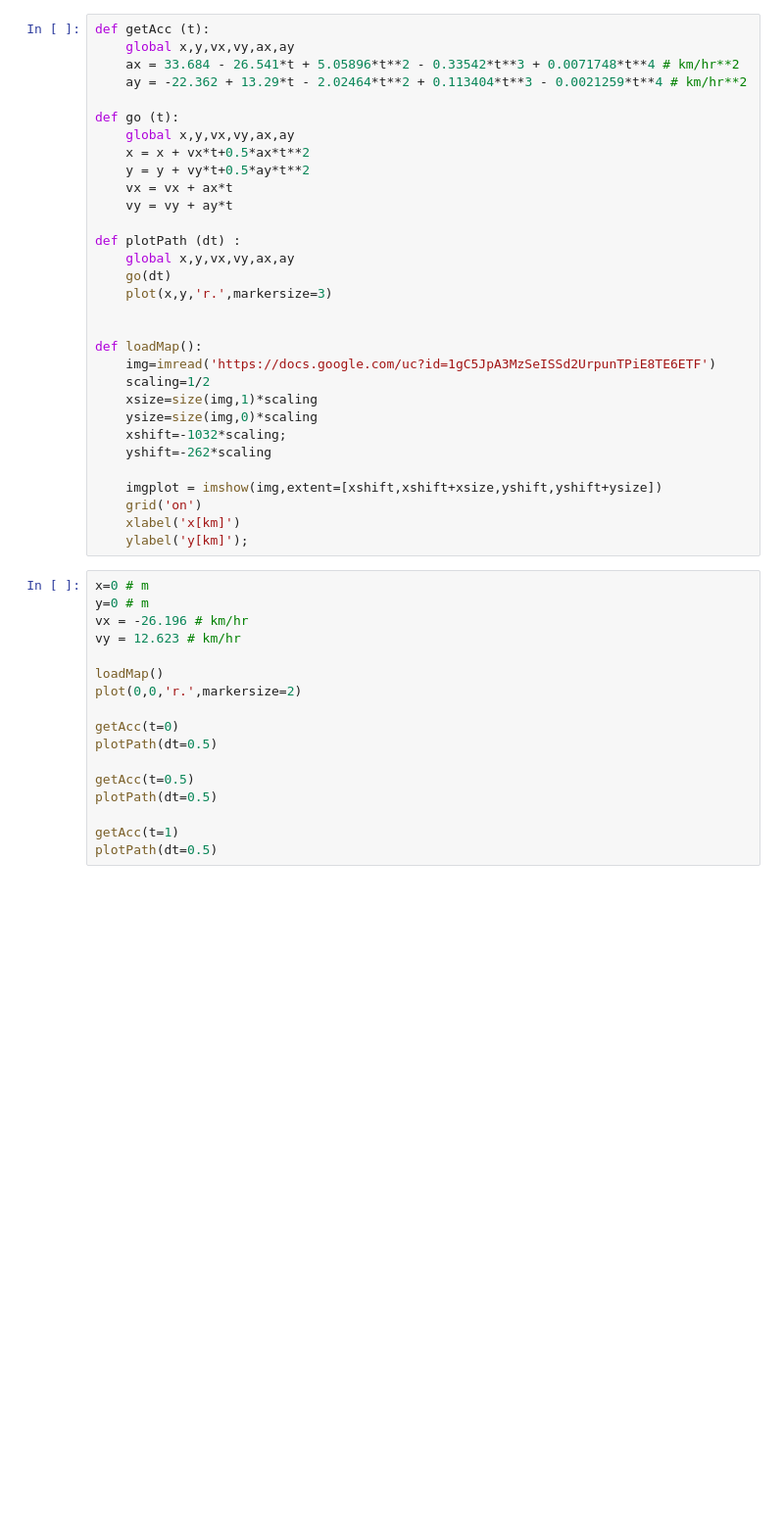
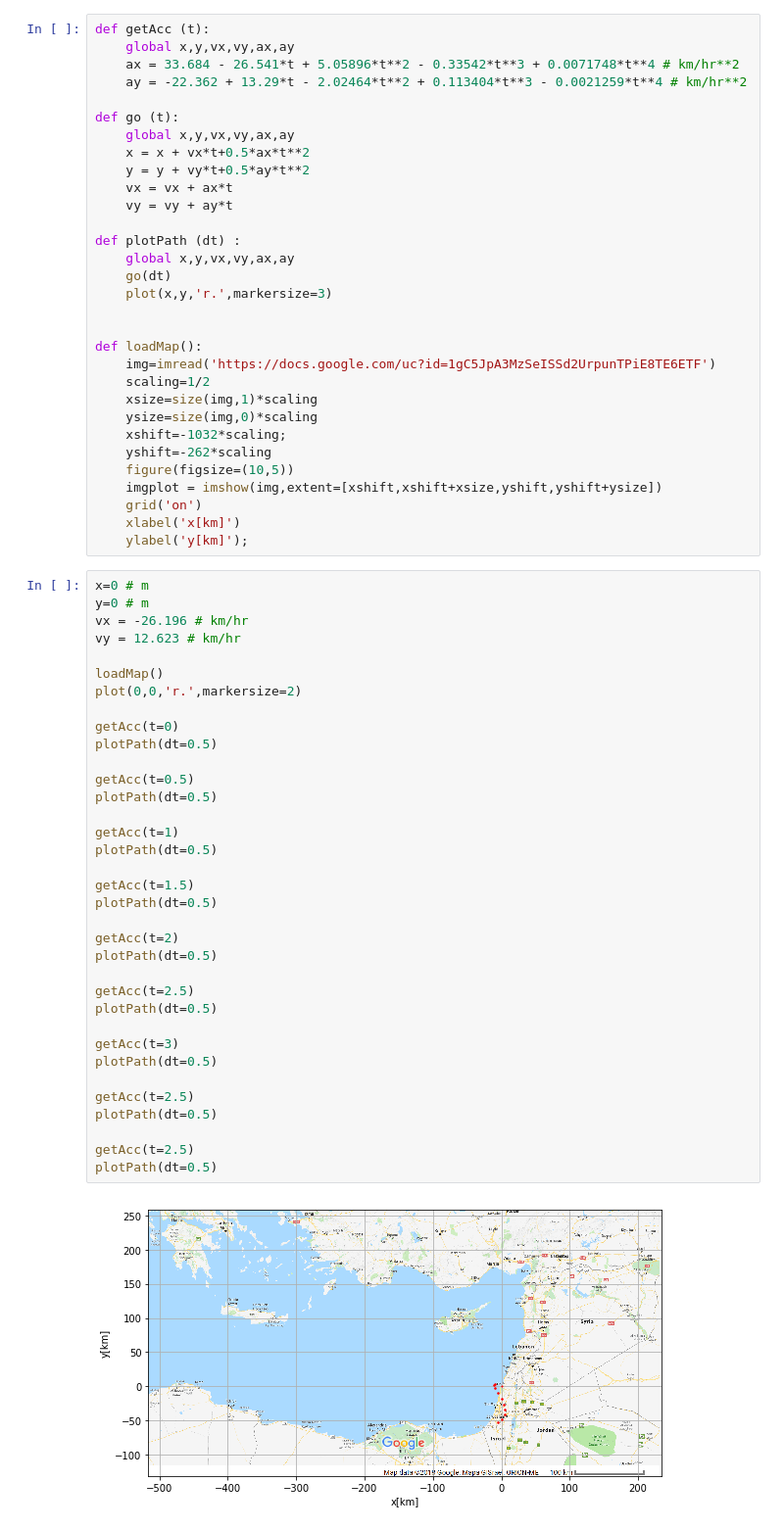
Before and after one commit to boazkat/WeizmannWorkshop2018, a Jupyter notebook: פעילויות לדוגמה/צוללת הלכה לאיבוד.ipynb, the cells around one changed output. Shown at 98% size. Drawn from its saved outputs; the diff is of its cells as text; blank space fills up the shorter version.

```diff
--- a/פעילויות לדוגמה/צוללת הלכה לאיבוד.ipynb
+++ b/פעילויות לדוגמה/צוללת הלכה לאיבוד.ipynb
@@ -30,7 +35,7 @@ def loadMap():
     ysize=size(img,0)*scaling
     xshift=-1032*scaling;
     yshift=-262*scaling
-
+    figure(figsize=(10,5))
     imgplot = imshow(img,extent=[xshift,xshift+xsize,yshift,yshift+ysize])
     grid('on')
     xlabel('x[km]')
@@ -38,17 +43,37 @@ def loadMap():
 # %%
 x=0 # m
 y=0 # m
 vx = -26.196 # km/hr
 vy = 12.623 # km/hr
 
 loadMap()
 plot(0,0,'r.',markersize=2)
 
 getAcc(t=0)
 plotPath(dt=0.5)
 
 getAcc(t=0.5)
 plotPath(dt=0.5)
 
 getAcc(t=1)
 plotPath(dt=0.5)
+
+getAcc(t=1.5)
+plotPath(dt=0.5)
+
+getAcc(t=2)
+plotPath(dt=0.5)
+
+getAcc(t=2.5)
+plotPath(dt=0.5)
+
+getAcc(t=3)
+plotPath(dt=0.5)
+
+getAcc(t=2.5)
+plotPath(dt=0.5)
+
+getAcc(t=2.5)
+plotPath(dt=0.5)
+# %% [output]
+[figure, added]
```
Also changed, not shown: parts of 1 cell of this notebook.
